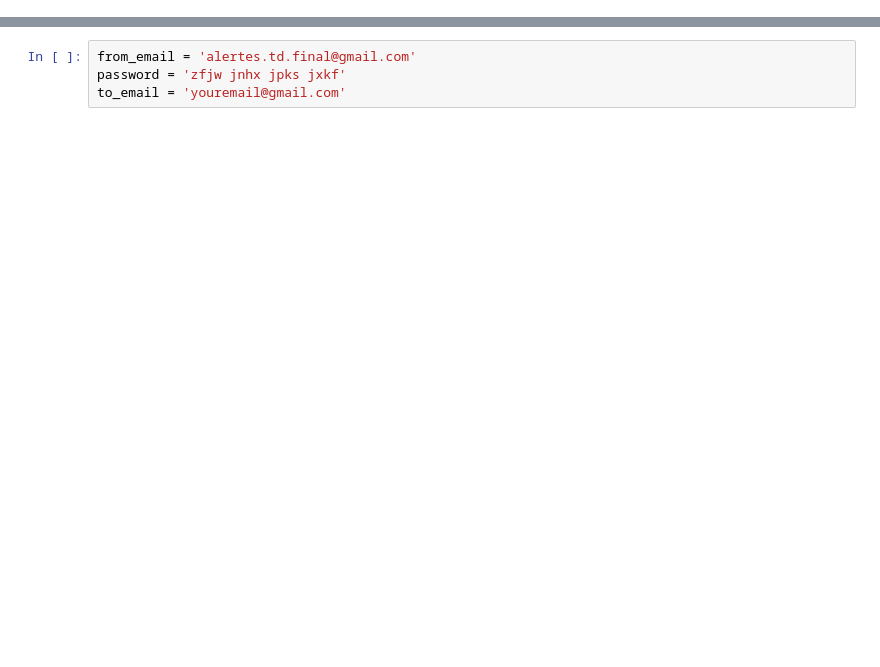
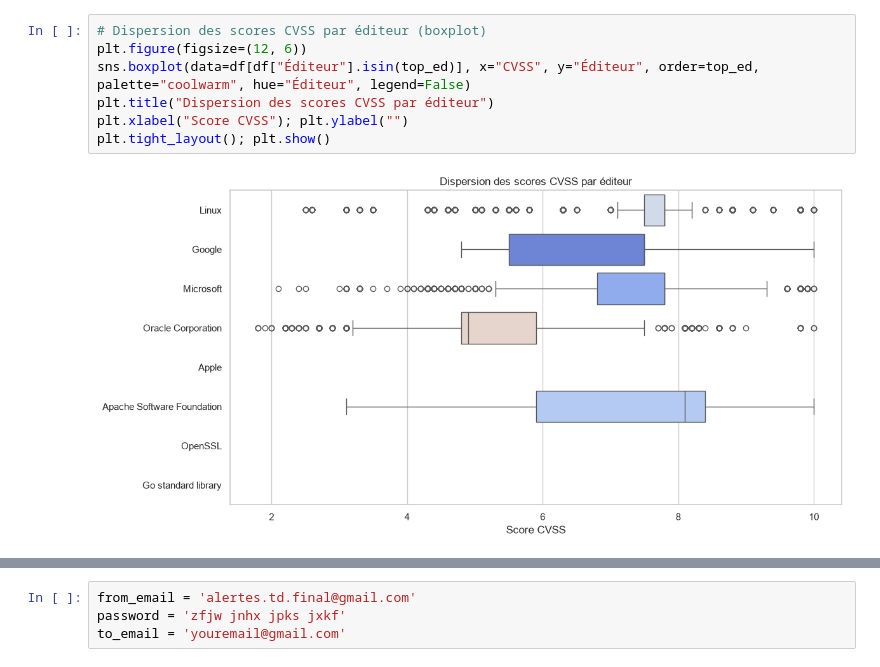
Before and after one commit to VictorTaillefer/TDfinal, a Jupyter notebook: dataset_use.ipynb, the cells around one changed output, grey strips where cells are left out. Cells and saved outputs as stored; diff of their text form; blank space fills up the shorter version.

```diff
--- a/dataset_use.ipynb
+++ b/dataset_use.ipynb
@@ -116,0 +105,9 @@ Validation du modèle :
+# %%
+# Dispersion des scores CVSS par éditeur (boxplot)
+plt.figure(figsize=(12, 6))
+sns.boxplot(data=df[df["Éditeur"].isin(top_ed)], x="CVSS", y="Éditeur", order=top_ed, palette="coolwarm", hue="Éditeur", legend=False)
+plt.title("Dispersion des scores CVSS par éditeur")
+plt.xlabel("Score CVSS"); plt.ylabel("")
+plt.tight_layout(); plt.show()
+# %% [output]
+[figure, added]
```
Also changed, not shown: parts of 21 cells of this notebook.
